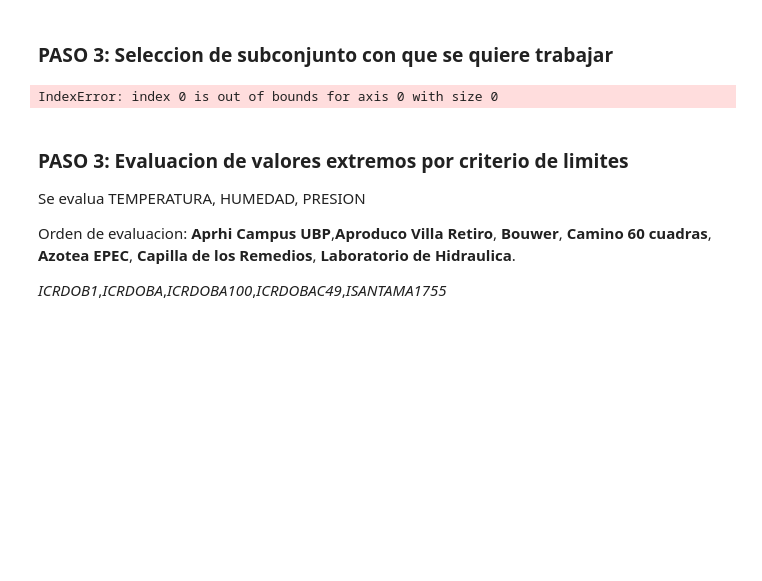
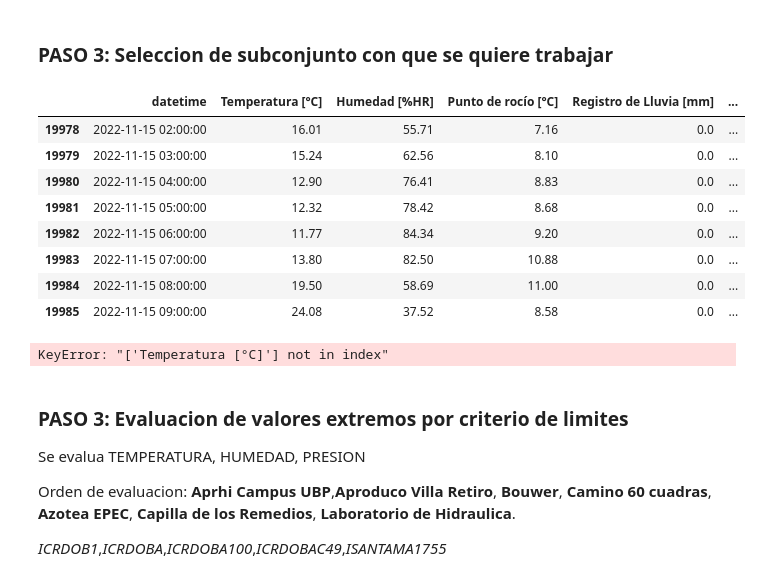
Before and after one commit to MarlenGabrich/Icupy, a Jupyter notebook: use.ipynb, the cells around one changed output. Drawn from its saved outputs; the diff is of its cells as text; code cells hidden in the pictures; blank space fills up the shorter version.

```diff
--- a/use.ipynb
+++ b/use.ipynb
@@ -68,5 +70,5 @@ AEROPORT = pd.read_csv('DATASETS/AERO_res.csv')
 # %%
 comply = Comply()
 
-fecha1 = pd.to_datetime('2022-11-16 14:00:00')
-fecha2 = pd.to_datetime('2022-11-17 08:00:00')
+fecha1 = pd.to_datetime('2022-11-15 02:00:00')
+fecha2 = pd.to_datetime('2022-11-15 10:00:00')
@@ -81,11 +75,20 @@ EPEC_fechado = comply.cuty(base_estandarizadaEPEC,fecha1,fecha2)
-# %%
-DOB1_fechado = comply.cuty(base_estandarizadaDOB1,fecha1,fecha2)
-DOB70_fechado = comply.cuty(base_estandarizadaDOB70,fecha1,fecha2)
-DOB100_fechado = comply.cuty(base_estandarizadaDOB100,fecha1,fecha2)
-DOB49_fechado = comply.cuty(base_estandarizadaDOB49,fecha1,fecha2)
-SANTAMA_fechado = comply.cuty(base_estandarizadaSANTAMA,fecha1,fecha2)
-# %% [output]
-IndexError: index 0 is out of bounds for axis 0 with size 0
+# %%
+base_fechada = comply.cuty(base_estandarizadaCR,fecha1,fecha2)
+base_fechada
+# %% [output]
+|  | datetime | Temperatura [°C] | Humedad [%HR] | Punto de rocío [°C] | Registro de Lluvia [mm] | ... |
+| 19978 | 2022-11-15 02:00:00 | 16.01 | 55.71 | 7.16 | 0.0 | ... |
+| 19979 | 2022-11-15 03:00:00 | 15.24 | 62.56 | 8.10 | 0.0 | ... |
+| 19980 | 2022-11-15 04:00:00 | 12.90 | 76.41 | 8.83 | 0.0 | ... |
+| 19981 | 2022-11-15 05:00:00 | 12.32 | 78.42 | 8.68 | 0.0 | ... |
+| 19982 | 2022-11-15 06:00:00 | 11.77 | 84.34 | 9.20 | 0.0 | ... |
+| 19983 | 2022-11-15 07:00:00 | 13.80 | 82.50 | 10.88 | 0.0 | ... |
+| 19984 | 2022-11-15 08:00:00 | 19.50 | 58.69 | 11.00 | 0.0 | ... |
+| 19985 | 2022-11-15 09:00:00 | 24.08 | 37.52 | 8.58 | 0.0 | ... |
+# %%
+base_fechada[['datetime','Temperatura [°C]']].plot(x='datetime')
+# %% [output]
+KeyError: "['Temperatura [°C]'] not in index"
 # %% [markdown]
 ### PASO 3: Evaluacion de valores extremos por criterio de limites
 
```
Also changed, not shown: parts of 5 cells of this notebook.
